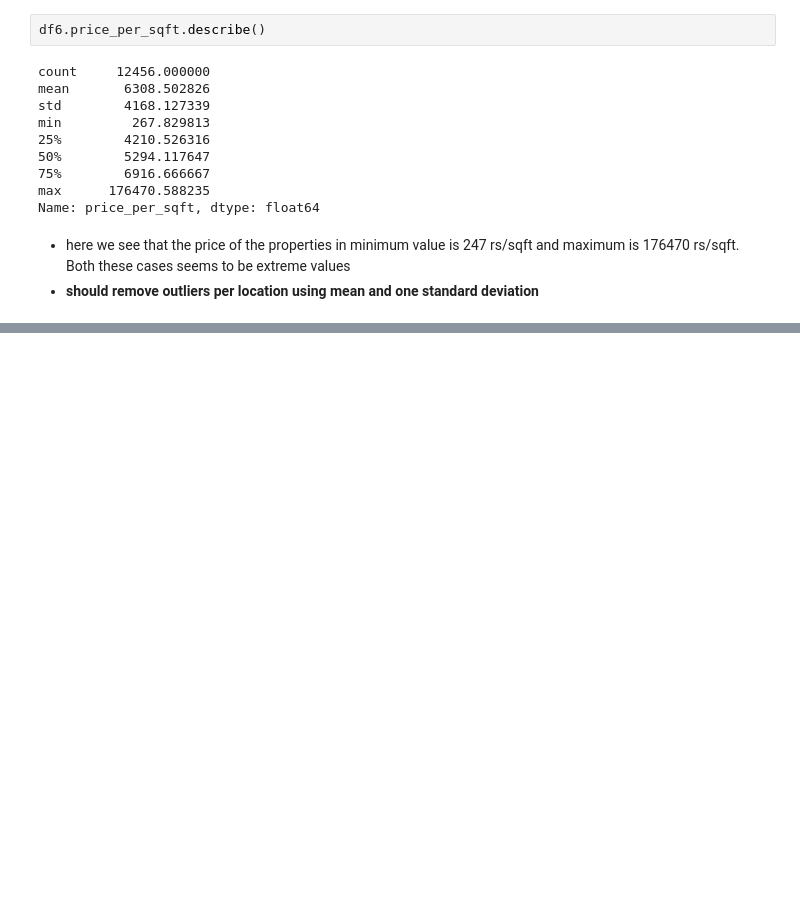
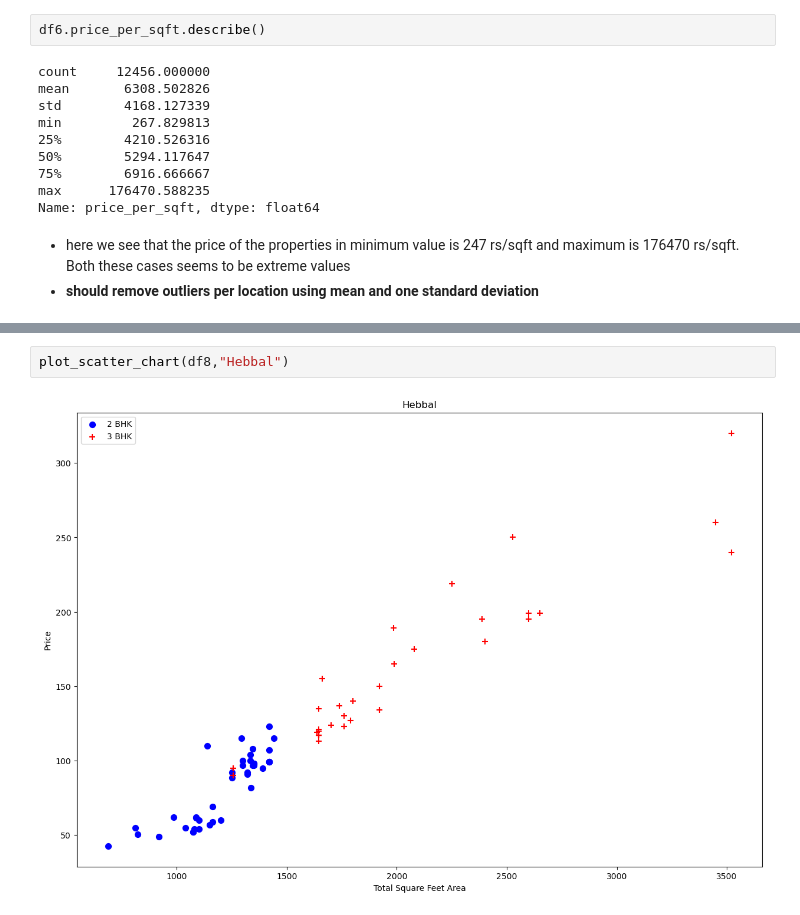
Before and after one commit to singhsaurabh88/Real-Estate-Price-Prediction, a Jupyter notebook: Real Estate Price prediction.ipynb, the cells around one changed output, grey strips where cells are left out. Cells and saved outputs as stored; diff of their text form; blank space fills up the shorter version.

```diff
--- a/Real Estate Price prediction.ipynb
+++ b/Real Estate Price prediction.ipynb
@@ -450,0 +559,4 @@ Name: price_per_sqft, dtype: float64
+# %%
+plot_scatter_chart(df8,"Hebbal")
+# %% [output]
+[figure, added]
```
Also changed, not shown: parts of 40 cells of this notebook.
